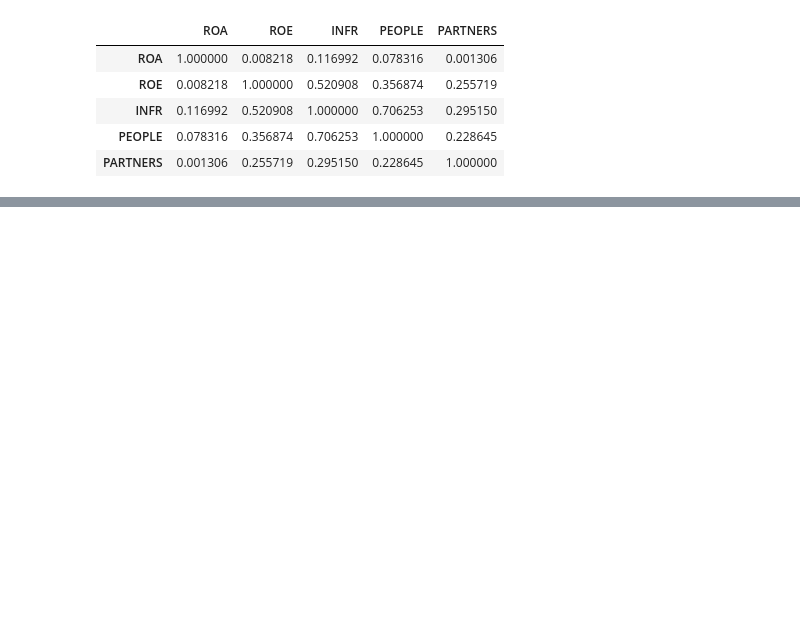
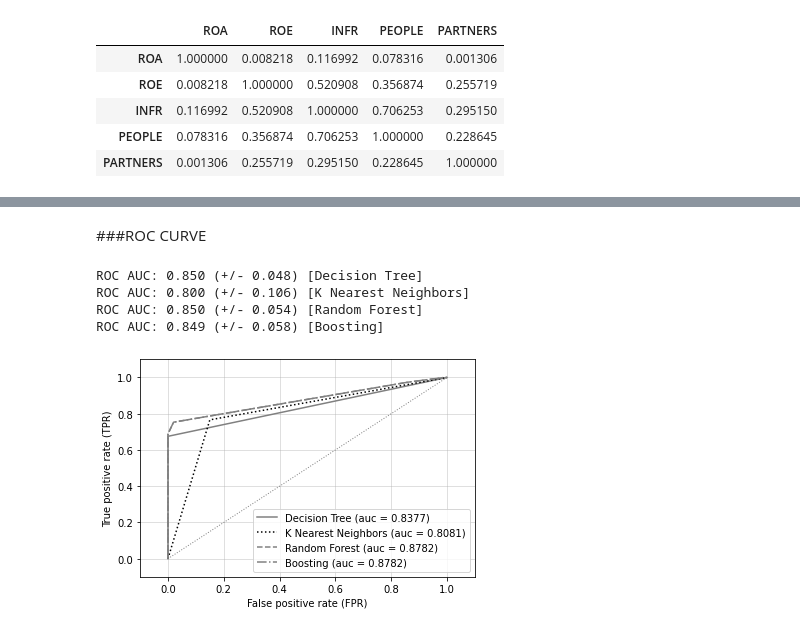
Before and after one commit to karyshev63rus/it_security, a Jupyter notebook: data/kaggle_data/kaggle_it_security.ipynb, the cells around one changed output, grey strips where cells are left out. Drawn from its saved outputs; the diff is of its cells as text; code cells hidden in the pictures; blank space fills up the shorter version.

```diff
--- a/data/kaggle_data/kaggle_it_security.ipynb
+++ b/data/kaggle_data/kaggle_it_security.ipynb
@@ -135,0 +142,15 @@ Notes:
+# %%
+from sklearn.preprocessing import LabelEncoder
+from sklearn.model_selection import train_test_split
+
+X = X_ind
+y = Y_ind
+
+le = LabelEncoder()
+y = le.fit_transform(y)
+
+X_train, X_test, y_train, y_test =\
+            train_test_split(X, y,
+                             test_size=0.2,
+                             random_state=1,
+                             stratify=y)
@@ -135,0 +252,56 @@ Notes:
+# %% [markdown]
+###ROC CURVE
+# %%
+from sklearn.metrics import roc_curve
+from sklearn.metrics import auc
+from sklearn.model_selection import cross_val_score
+
+all_clf = [clf2, pipe3, bag, grad]
+clf_labels = ['Decision Tree', 'K Nearest Neighbors', 'Random Forest', 'Boosting']
+colors = ['gray', 'black', 'grey', 'grey']
+linestyles = ['-', ':', '--', '-.']
+
+for clf, label in zip(all_clf, clf_labels):
+    scores = cross_val_score(estimator=clf,
+                             X=X_train,
+                             y=y_train,
+                             cv=10,
+                             scoring='roc_auc')
+    print("ROC AUC: %0.3f (+/- %0.3f) [%s]"
+          % (scores.mean(), scores.std(), label))
+
+for clf, label, clr, ls \
+        in zip(all_clf,
+               clf_labels, colors, linestyles):
+
+    # assuming the label of the positive class is 1
+    y_pred = clf.fit(X_train,
+                     y_train).predict_proba(X_test)[:, 1]
+    fpr, tpr, thresholds = roc_curve(y_true=y_test,
+                                     y_score=y_pred)
+    roc_auc = auc(x=fpr, y=tpr)
+    plt.plot(fpr, tpr,
+             color=clr,
+             linestyle=ls,
+             label='%s (auc = %0.4f)' % (label, roc_auc))
+
+plt.legend(loc='lower right')
+plt.plot([0, 1], [0, 1],
+         linestyle=':',
+         color='gray',
+         linewidth=1)
+
+plt.xlim([-0.1, 1.1])
+plt.ylim([-0.1, 1.1])
+plt.grid(alpha=0.5)
+plt.xlabel('False positive rate (FPR)')
+plt.ylabel('True positive rate (TPR)')
+
+plt.savefig('./image', dpi=900)
+plt.show()
+# %% [output]
+ROC AUC: 0.850 (+/- 0.048) [Decision Tree]
+ROC AUC: 0.800 (+/- 0.106) [K Nearest Neighbors]
+ROC AUC: 0.850 (+/- 0.054) [Random Forest]
+ROC AUC: 0.849 (+/- 0.058) [Boosting]
+[figure, added]
```
Also changed, not shown: parts of 18 cells of this notebook, 1 other file.
